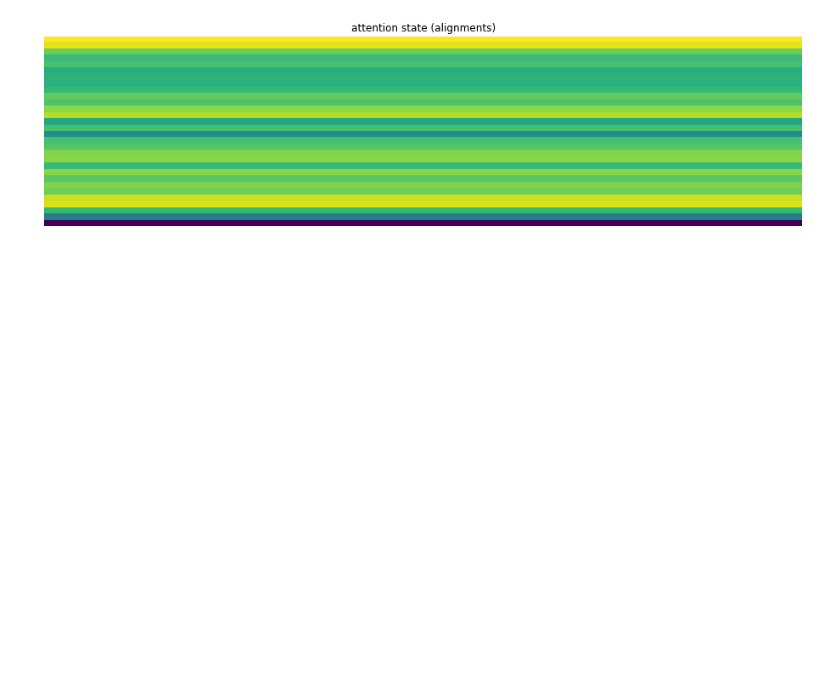
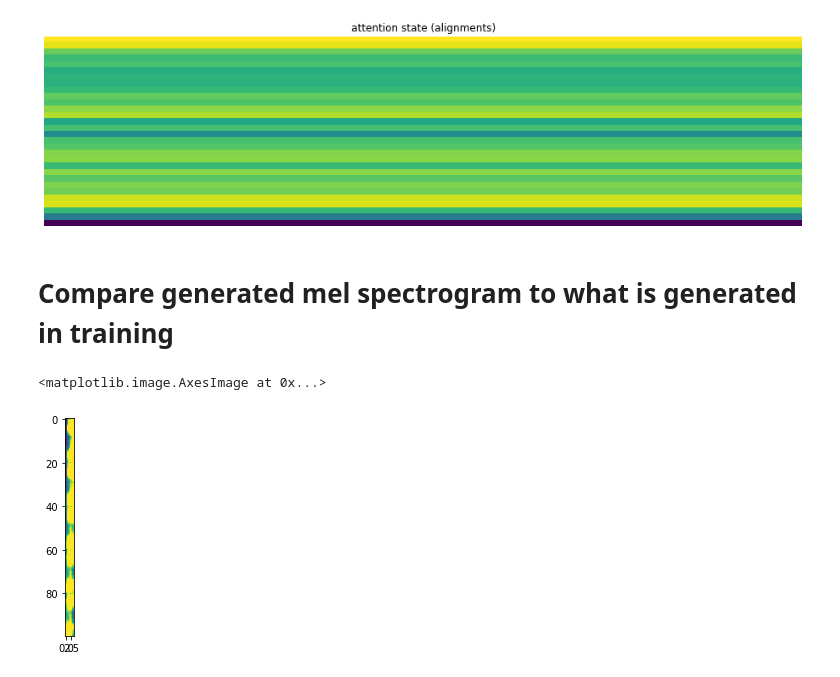
Before and after one commit to alexeyrodriguez/text-to-speech, a Jupyter notebook: notebooks/08_tacotron_8khz_med_bank_600_epochs.ipynb, the cells around one changed output. Drawn from its saved outputs; the diff is of its cells as text; code cells hidden in the pictures; blank space fills up the shorter version.

```diff
--- a/notebooks/08_tacotron_8khz_med_bank_600_epochs.ipynb
+++ b/notebooks/08_tacotron_8khz_med_bank_600_epochs.ipynb
@@ -300,3 +276,18 @@ visualize_attention_states(att_rnn_states)
 [figure]
 [figure]
 [figure]
+# %% [markdown]
+# Compare generated mel spectrogram to what is generated in training
+# %%
+MY_GEN_FRAMES = 20
+tr_mel_spec, tr_enc_transcription = batch[1:3] # Get the relevant columns
+tr_mel_spec = tr_mel_spec[:,:MY_GEN_FRAMES, :]
+tr_inp_mel_spec = tf.reshape(tr_mel_spec, (-1, MY_GEN_FRAMES // frames_per_step, mel_bins * frames_per_step))
+tr_inp_mel_spec = tr_inp_mel_spec[:, :-1, -mel_bins:] # use last frame as input
+tr_inp_mel_spec = tf.pad(tr_inp_mel_spec, [(0, 0), (1,0), (0,0)]) # go frame
+# %%
+out = tts([tr_enc_transcription[:1], tr_inp_mel_spec[:1]])
+plt.imshow(np.transpose(out[0]), vmax=1)
+# %% [output]
+<matplotlib.image.AxesImage at 0x...>
+[figure, added]
```
Also changed, not shown: parts of 18 cells of this notebook, 1 other file.
